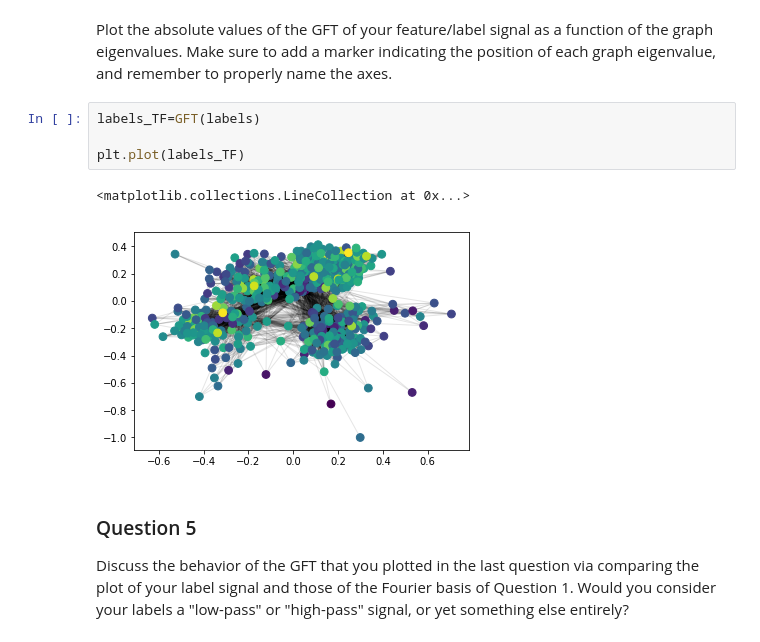
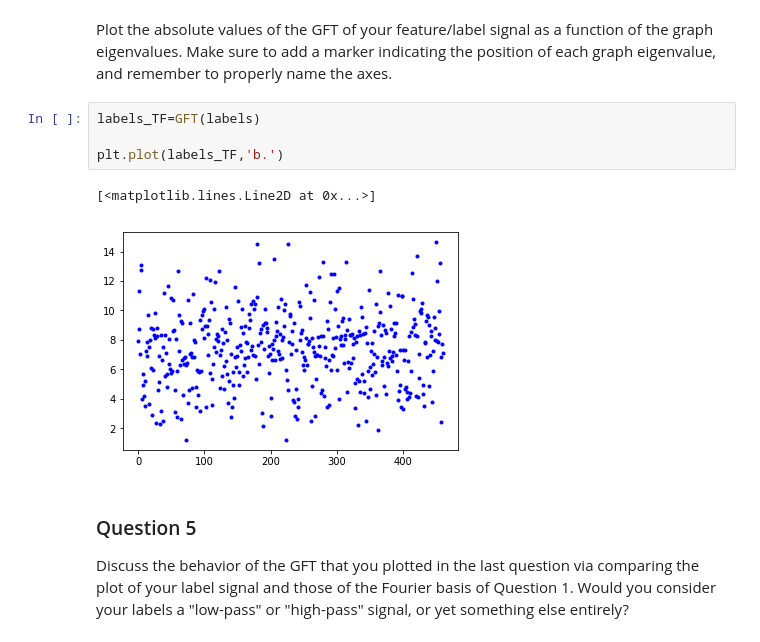
Before and after one commit to csordas1020/NTDS_group_6, a Jupyter notebook: milestones/4_graph_signal_processing.ipynb, the cells around one changed output. Cells and saved outputs as stored; diff of their text form.

Commit message:
graph

```diff
--- a/milestones/4_graph_signal_processing.ipynb
+++ b/milestones/4_graph_signal_processing.ipynb
@@ -249,10 +249,10 @@ Plot the absolute values of the GFT of your feature/label signal as a function o
 # %%
 labels_TF=GFT(labels)
 
-plt.plot(labels_TF)
+plt.plot(labels_TF,'b.')
 # %% [output]
-<matplotlib.collections.LineCollection at 0x...>
+[<matplotlib.lines.Line2D at 0x...>]
-[figure, old version]
+[figure, new version]
 # %% [markdown]
 ### Question 5
 
```
